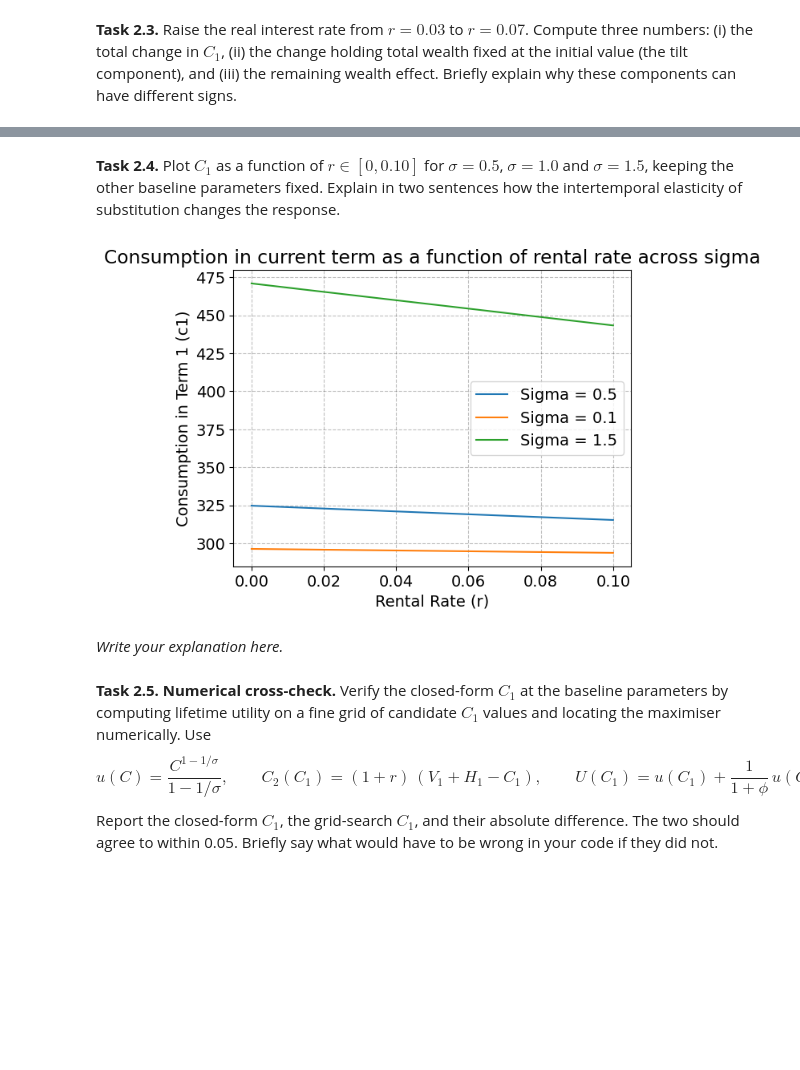
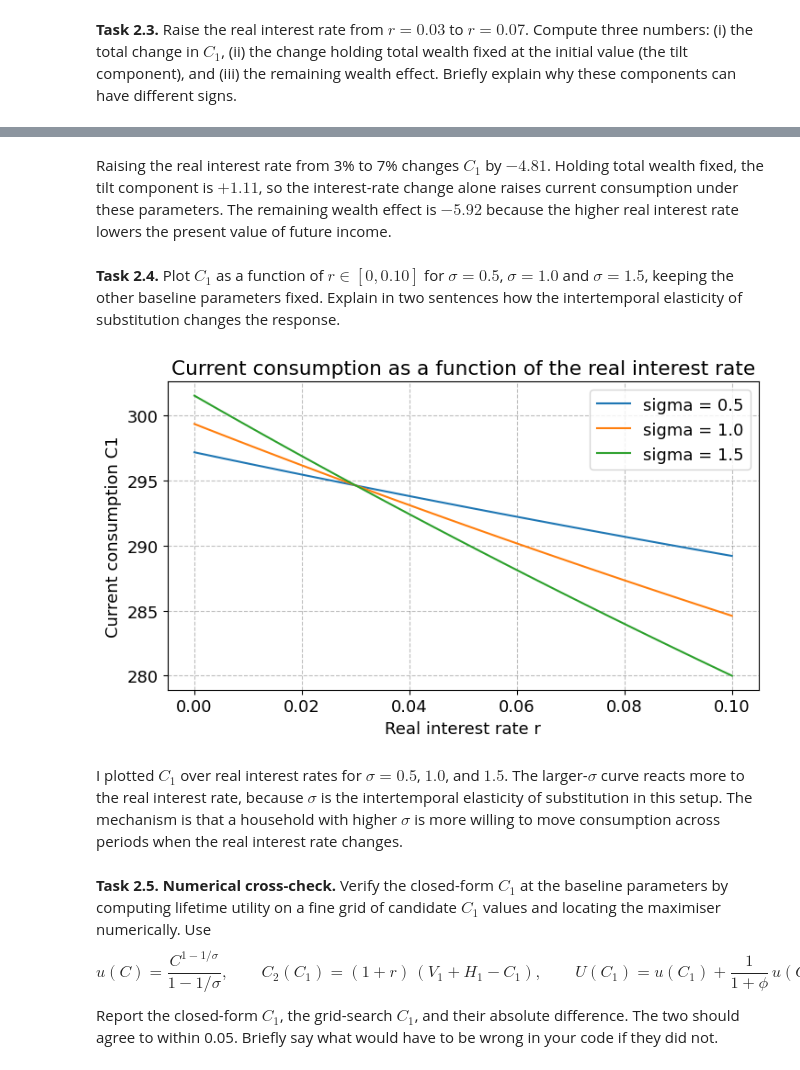
Before and after one commit to dadyownes15/Macroeconomics-B, a Jupyter notebook: week_3/week_consumption_XX.ipynb, the cells around one changed output, grey strips where cells are left out. Cells and saved outputs as stored; diff of their text form; code cells hidden in the pictures; blank space fills up the shorter version.

```diff
--- a/week_3/week_consumption_XX.ipynb
+++ b/week_3/week_consumption_XX.ipynb
@@ -29,11 +29,18 @@ import numpy as np
 import pandas as pd
 import matplotlib.pyplot as plt
 import requests
+from dataclasses import dataclass, field
+from pathlib import Path
+from typing import Optional
 
 # Global plot settings
-plt.rcParams.update({'axes.grid': True, 'grid.color': 'black',
-                     'grid.alpha': 0.25, 'grid.linestyle': '--'})
-plt.rcParams.update({'font.size': 14})
+plt.rcParams.update({
+    'axes.grid': True,
+    'grid.color': 'black',
+    'grid.alpha': 0.25,
+    'grid.linestyle': '--',
+    'font.size': 13,
+})
 
 # Reproducibility
 rng = np.random.default_rng(2025)
@@ -251,37 +290,31 @@ The remaining effect is negative and larger than the total change in consumption
+# %% [markdown]
+Raising the real interest rate from 3% to 7% changes $C_1$ by $-4.81$. Holding total wealth fixed, the tilt component is $+1.11$, so the interest-rate change alone raises current consumption under these parameters. The remaining wealth effect is $-5.92$ because the higher real interest rate lowers the present value of future income.
 # %% [markdown]
 **Task 2.4.** Plot $C_1$ as a function of $r \in [0, 0.10]$ for $\sigma = 0.5$, $\sigma = 1.0$ and $\sigma = 1.5$, keeping the other baseline parameters fixed. Explain in two sentences how the intertemporal elasticity of substitution changes the response.
 # %%
-from itertools import product
-
-r_l = [0,0.1]
-sigma_l = [0.5,0.1,1.5]
+r_grid = np.linspace(0, 0.10, 100)
+sigma_values = [0.5, 1.0, 1.5]
 lines = []
 
-for sigma in sigma_l:
-    c1_l = []
-    for r in r_l:
-        c1 = allocation(r=r,sigma=sigma)[0]
-        c1_l.append(c1)
-    lines.append(
-        Line(
-            label=f"Sigma = {sigma}",
-            xx=np.array(r_l),
-            yy=np.array(c1_l)
-            )
-    )
+for sigma in sigma_values:
+    c1_values = np.array([
+        two_period_allocation(**{**baseline_params, 'r': r, 'sigma': sigma})['C1']
+        for r in r_grid
+    ])
+    lines.append(Line(label=f'sigma = {sigma}', xx=r_grid, yy=c1_values))
 
 # Show plot
-plot(
+plot_lines(
     lines=lines,
-    title="Consumption in current term as a function of rental rate across sigma",
-    xlabel="Rental Rate (r)",
-    ylabel="Consumption in Term 1 (c1)",
-    show_legend=True
-    )
+    title='Current consumption as a function of the real interest rate',
+    xlabel='Real interest rate r',
+    ylabel='Current consumption C1',
+    show_legend=True,
+)
 # %% [output]
-[figure, old version]
+[figure, new version]
-# %% [markdown]
-_Write your explanation here._
+# %% [markdown]
+I plotted $C_1$ over real interest rates for $\sigma = 0.5$, $1.0$, and $1.5$. The larger-$\sigma$ curve reacts more to the real interest rate, because $\sigma$ is the intertemporal elasticity of substitution in this setup. The mechanism is that a household with higher $\sigma$ is more willing to move consumption across periods when the real interest rate changes.
 # %% [markdown]
 **Task 2.5. Numerical cross-check.** Verify the closed-form $C_1$ at the baseline parameters by computing lifetime utility on a fine grid of candidate $C_1$ values and locating the maximiser numerically. Use
 $$
```
Also changed, not shown: parts of 61 cells of this notebook, 33 other files.
